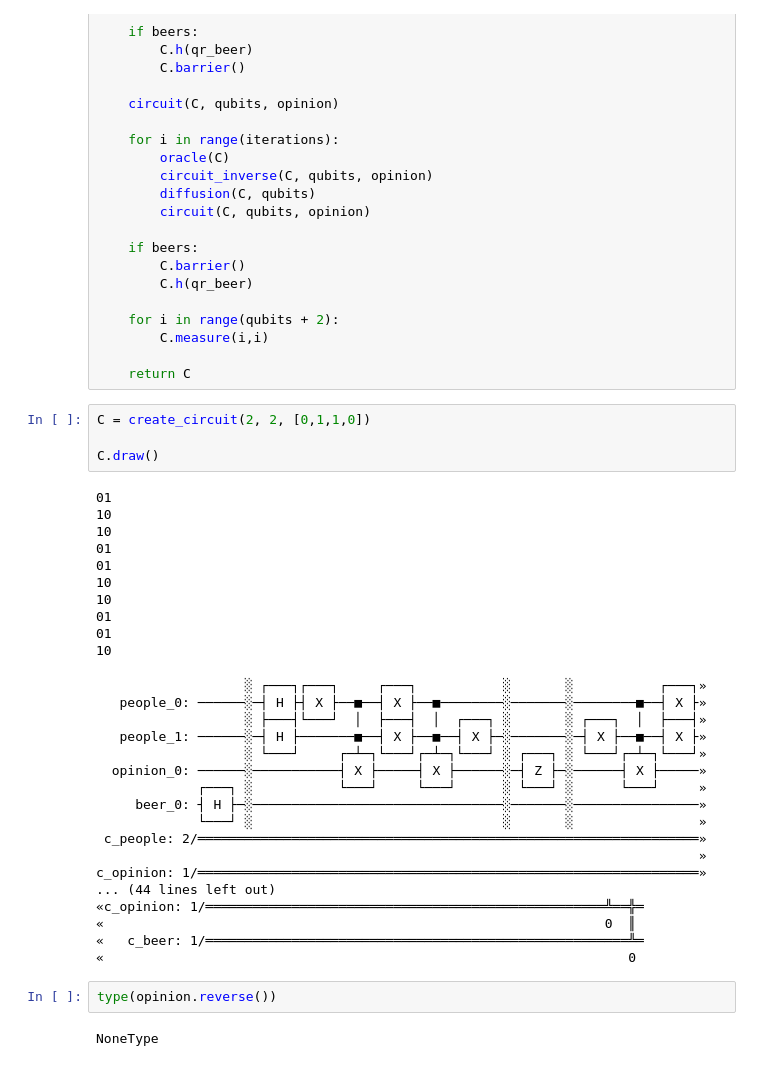
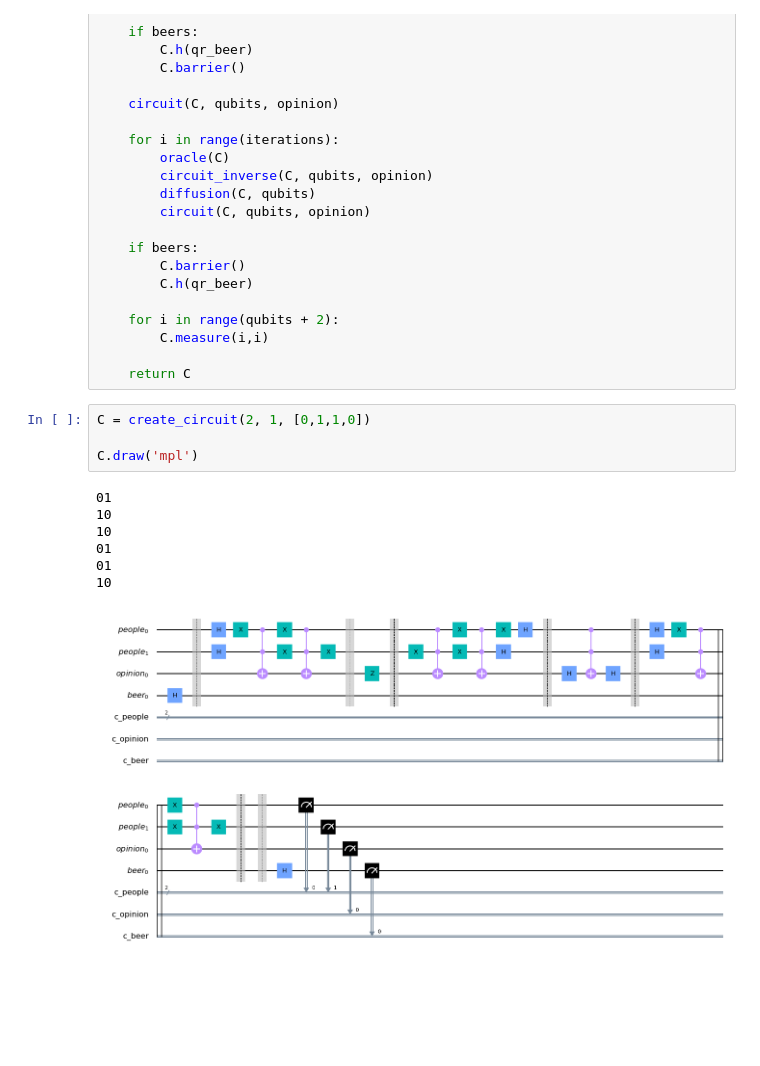
Before and after one commit to QuantumBarcelona/QuantumBeers, a Jupyter notebook: quantum_beers.ipynb, the cells around one changed output. Drawn from its saved outputs; the diff is of its cells as text; blank space fills up the shorter version.

```diff
--- a/quantum_beers.ipynb
+++ b/quantum_beers.ipynb
@@ -127,38 +132,14 @@ def create_circuit(qubits, iterations, opinion, beers=True):
 
     return C
 # %%
-C = create_circuit(2, 2, [0,1,1,0])
+C = create_circuit(2, 1, [0,1,1,0])
 
-C.draw()
+C.draw('mpl')
 # %% [output]
 01
 10
 10
 01
 01
 10
-10
-01
-01
-10
-                   ░ ┌───┐┌───┐     ┌───┐           ░       ░           ┌───┐»
-   people_0: ──────░─┤ H ├┤ X ├──■──┤ X ├──■────────░───────░────────■──┤ X ├»
-                   ░ ├───┤└───┘  │  ├───┤  │  ┌───┐ ░       ░ ┌───┐  │  ├───┤»
-   people_1: ──────░─┤ H ├───────■──┤ X ├──■──┤ X ├─░───────░─┤ X ├──■──┤ X ├»
-                   ░ └───┘     ┌─┴─┐└───┘┌─┴─┐└───┘ ░ ┌───┐ ░ └───┘┌─┴─┐└───┘»
-  opinion_0: ──────░───────────┤ X ├─────┤ X ├──────░─┤ Z ├─░──────┤ X ├─────»
-             ┌───┐ ░           └───┘     └───┘      ░ └───┘ ░      └───┘     »
-     beer_0: ┤ H ├─░────────────────────────────────░───────░────────────────»
-             └───┘ ░                                ░       ░                »
- c_people: 2/════════════════════════════════════════════════════════════════»
-                                                                             »
-c_opinion: 1/════════════════════════════════════════════════════════════════»
-... (44 lines left out)
-«c_opinion: 1/═══════════════════════════════════════════════════╩══╬═
-«                                                                0  ║
-«   c_beer: 1/══════════════════════════════════════════════════════╩═
-«                                                                   0
+[figure, added]
-# %%
-type(opinion.reverse())
-# %% [output]
-NoneType
```
Also changed, not shown: parts of 4 cells of this notebook.
